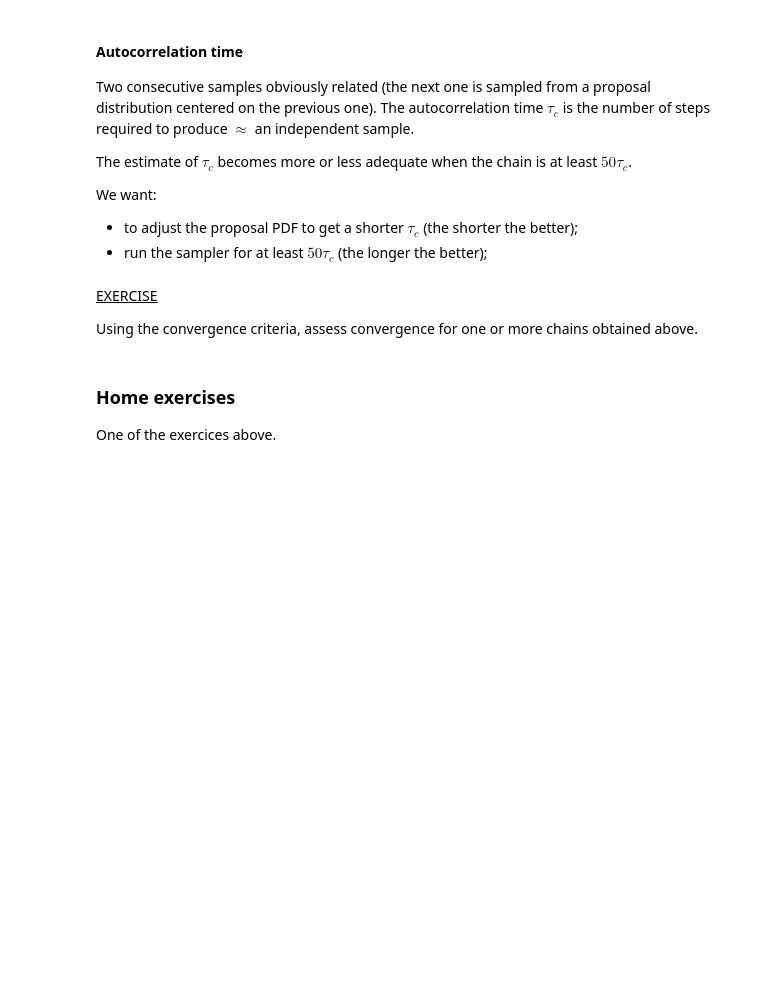
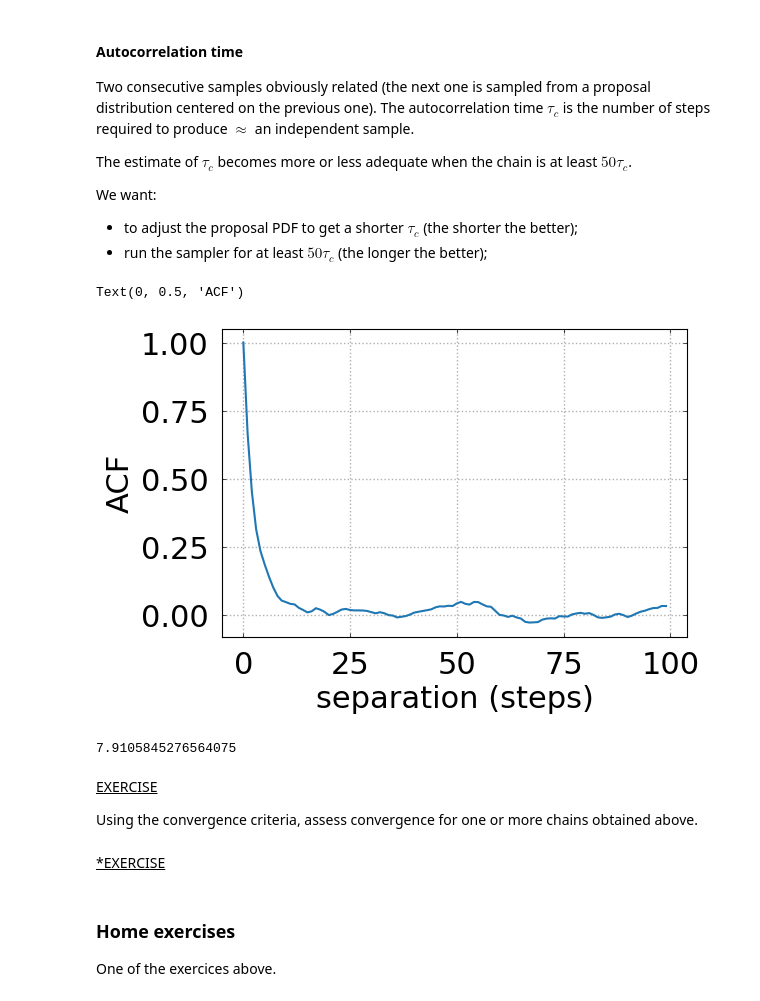
Before and after one commit to CosmoVlad/mcmc-lever, a Jupyter notebook: 3 - MetropolisHastings.ipynb, the cells around one changed output. Drawn from its saved outputs; the diff is of its cells as text; code cells hidden in the pictures; blank space fills up the shorter version.

```diff
--- a/3 - MetropolisHastings.ipynb
+++ b/3 - MetropolisHastings.ipynb
@@ -309,10 +321,32 @@ We want:
 
 - to adjust the proposal PDF to get a shorter $\tau_c$ (the shorter the better);
 - run the sampler for at least $50\tau_c$ (the longer the better);
+# %%
+fig,ax = plt.subplots(ncols=1, nrows=1, figsize=(6,4))
+
+ax.plot(autocorr_func_1d(samples)[:100])
+
+ax.grid(True,linestyle=':',linewidth='1.')
+ax.xaxis.set_ticks_position('both')
+ax.yaxis.set_ticks_position('both')
+ax.tick_params('both',length=3,width=0.5,which='both',direction = 'in',pad=10)
+
+
+ax.set_xlabel('separation (steps)')
+ax.set_ylabel('ACF')
+# %% [output]
+Text(0, 0.5, 'ACF')
+[figure, added]
+# %%
+1 + 2*np.sum(autocorr_func_1d(samples)[:20])
+# %% [output]
+7.9105845276564075
 # %% [markdown]
 <u>EXERCISE</u>
 
 Using the convergence criteria, assess convergence for one or more chains obtained above.
+# %% [markdown]
+<u>*EXERCISE</u>
 # %% [markdown]
 ### Home exercises
 
```
Also changed, not shown: parts of 7 cells of this notebook, 2 other files.
